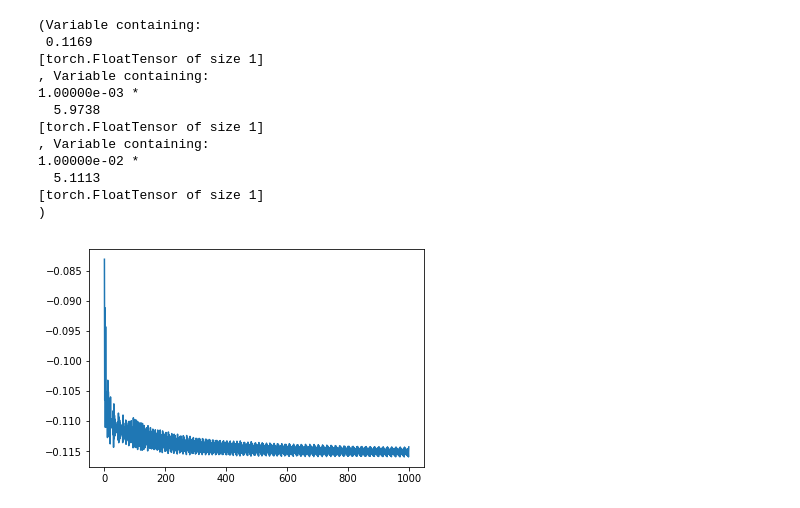
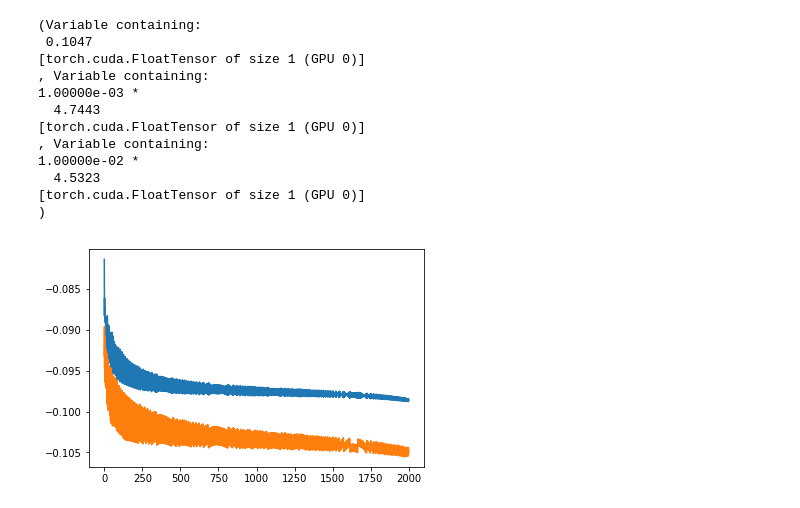
Before and after one commit to fxia22/NeuralFDR, a Jupyter notebook: 1d_experiments.ipynb, the cells around one changed output. Cells and saved outputs as stored; diff of their text form; code cells hidden in the pictures.

```diff
--- a/1d_experiments.ipynb
+++ b/1d_experiments.ipynb
@@ -17,5 +31,5 @@ plt.scatter(x[h==1], p[h==1], 1, alpha = 0.3)
 # %%
-network = get_network()
+network = get_network().cuda()
 optimizer = optim.Adagrad(network.parameters(), lr = 0.01)
 # %%
 print(BH(p))
@@ -43,6 +62,6 @@ plt.plot(np.log(loss_hist))
 # %%
-optimizer = optim.Adagrad(network.parameters(), lr = 0.01)
-loss_hist, s, s2 = train_network(network, optimizer, x, p, num_it = 1000)
+#optimizer = optim.Adagrad(network.parameters(), lr = 0.01)
+loss_hist, val_hist, s, s2 = train_network_val(network, optimizer, x, p, num_it = 2000, cuda = True)
 # %% [output]
 0
 100
@@ -57,17 +86,19 @@ loss_hist, s, s2 = train_network(network, optimizer, x, p, num_it = 1000)
 # %%
 plt.plot(loss_hist)
+plt.plot(val_hist)
+
 print(s,s2, s2/s)
 # %% [output]
 (Variable containing:
- 0.1169
-[torch.FloatTensor of size 1]
+ 0.1047
+[torch.cuda.FloatTensor of size 1 (GPU 0)]
 , Variable containing:
 1.00000e-03 *
-  5.9738
-[torch.FloatTensor of size 1]
+  4.7443
+[torch.cuda.FloatTensor of size 1 (GPU 0)]
 , Variable containing:
 1.00000e-02 *
-  5.1113
-[torch.FloatTensor of size 1]
+  4.5323
+[torch.cuda.FloatTensor of size 1 (GPU 0)]
 )
-[figure, old version]
+[figure, new version]
```
Also changed, not shown: parts of 13 cells of this notebook, 25 other files.
